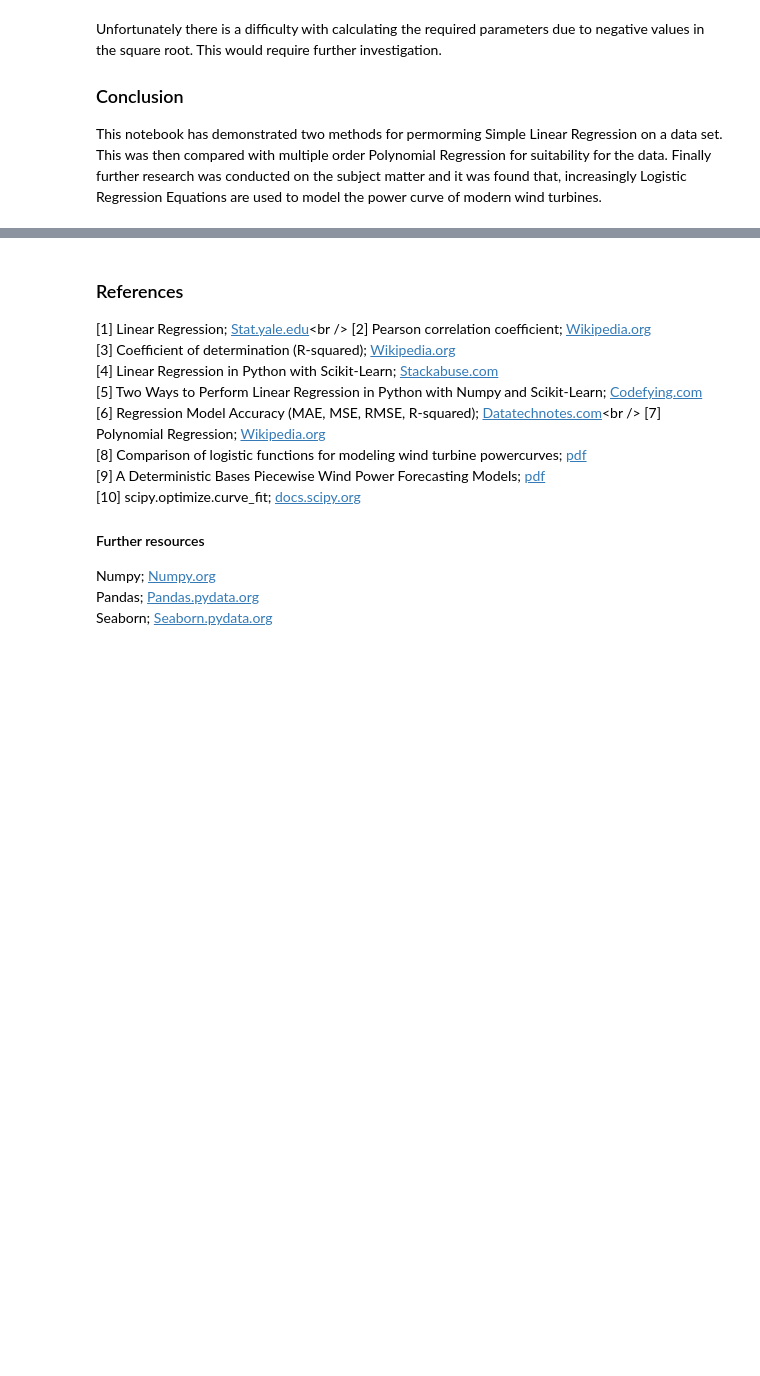
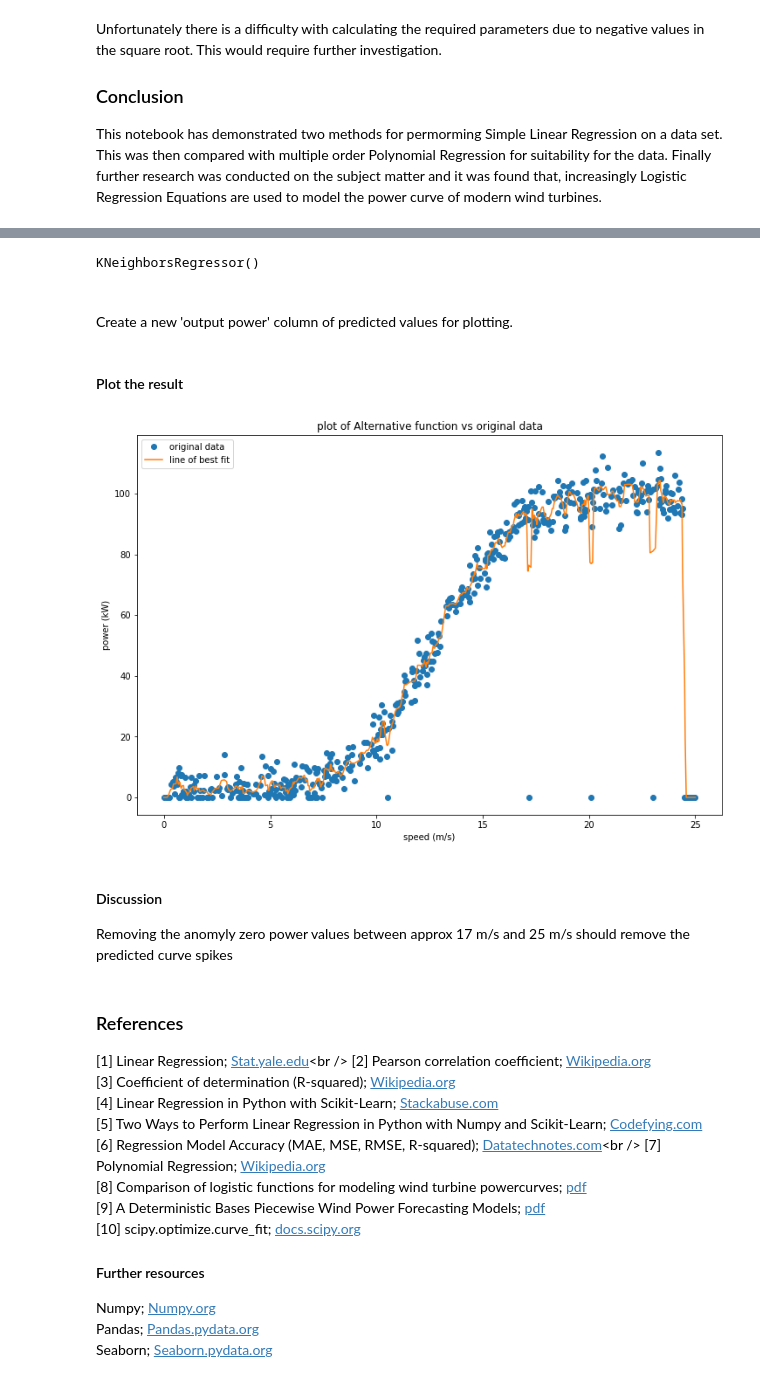
Before and after one commit to killfoley/fundamentalsofDA_project, a Jupyter notebook: Project.ipynb, the cells around one changed output, grey strips where cells are left out. Saved outputs shown, nothing was run; the diff lists cells and outputs as text; code cells hidden in the pictures; blank space fills up the shorter version.

Commit message:
performed regression with sklearn KNeighborsRegressor package

```diff
--- a/Project.ipynb
+++ b/Project.ipynb
@@ -469,3 +473,38 @@ This notebook has demonstrated two methods for permorming Simple Linear Regressi
+# %%
+# https://scikit-learn.org/stable/modules/generated/sklearn.neighbors.KNeighborsRegressor.html#sklearn.neighbors.KNeighborsRegressor
+# Define variables for input set
+X = speed.reshape(-1,1)
+y = power
+
+#import package
+from sklearn.neighbors import KNeighborsRegressor
+neigh = KNeighborsRegressor(n_neighbors=5)
+neigh.fit(X, y)
+# %% [output]
+KNeighborsRegressor()
+# %% [markdown]
+<br>
+Create a new 'output power' column of predicted values for plotting.
+# %%
+# Create new 'power' column of predicted values.
+power_predict = neigh.predict(X)
+# %% [markdown]
+#### Plot the result
+# %%
+# plot the original data vs predicted line of best fit
+plt.figure(figsize=(12,8))
+plt.plot(speed, power, 'o', label='original data')
+plt.plot(speed, power_predict, label='line of best fit')
+plt.xlabel('speed (m/s)')
+plt.ylabel('power (kW)')
+plt.title('plot of Alternative function vs original data')
+plt.legend()
+plt.show();
+# %% [output]
+[figure, added]
+# %% [markdown]
+#### Discussion
+Removing the anomyly zero power values between approx 17 m/s and 25 m/s should remove the predicted curve spikes
 # %% [markdown]
 ### References
 [1] Linear Regression; [Stat.yale.edu](http://www.stat.yale.edu/Courses/1997-98/101/linreg.htm#:~:text=Linear%20regression%20attempts%20to%20model,linear%20equation%20to%20observed%20data.&text=A%20linear%20regression%20line%20has,Y%20is%20the%20dependent%20variable.)<br />
```
Also changed, not shown: parts of 1 cell of this notebook.
